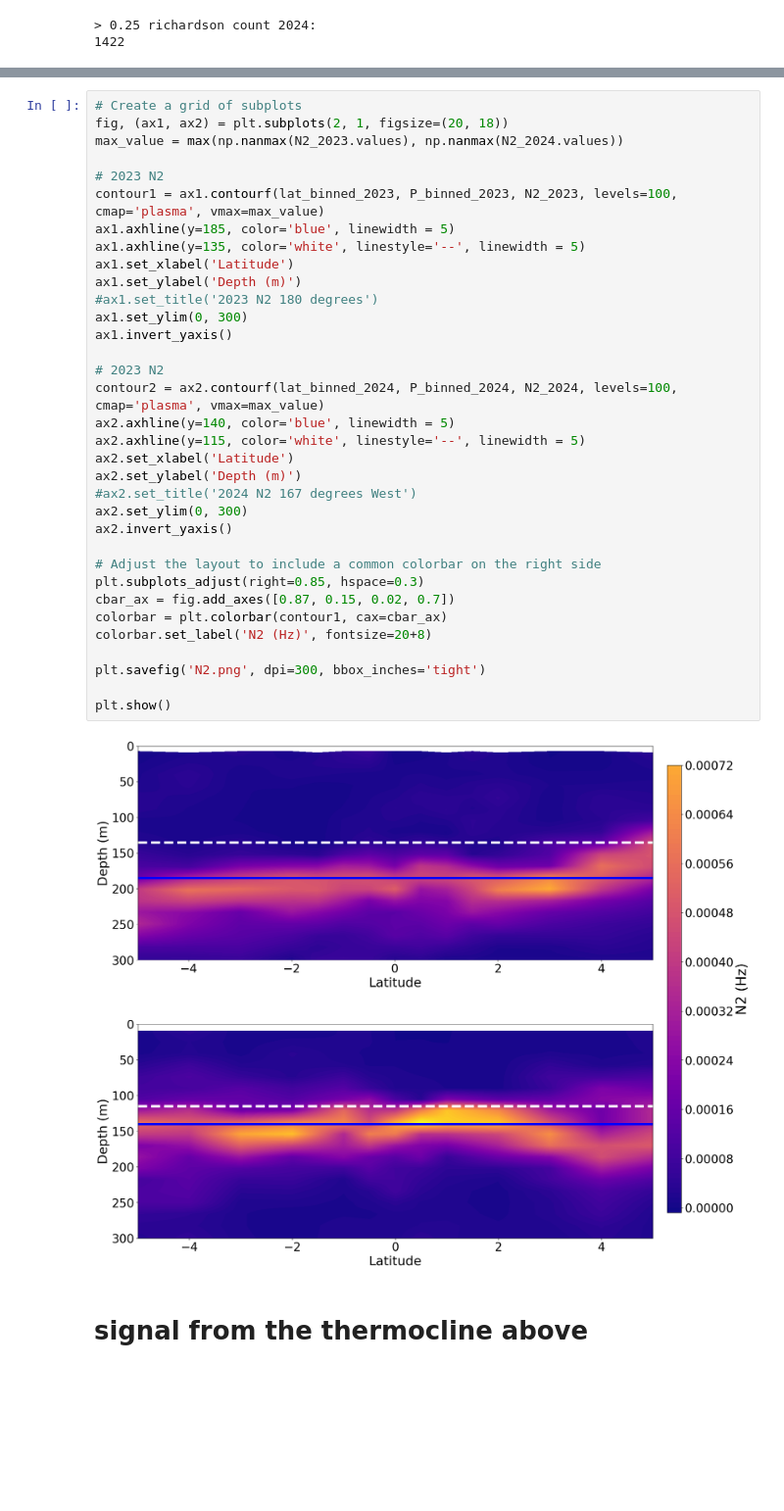
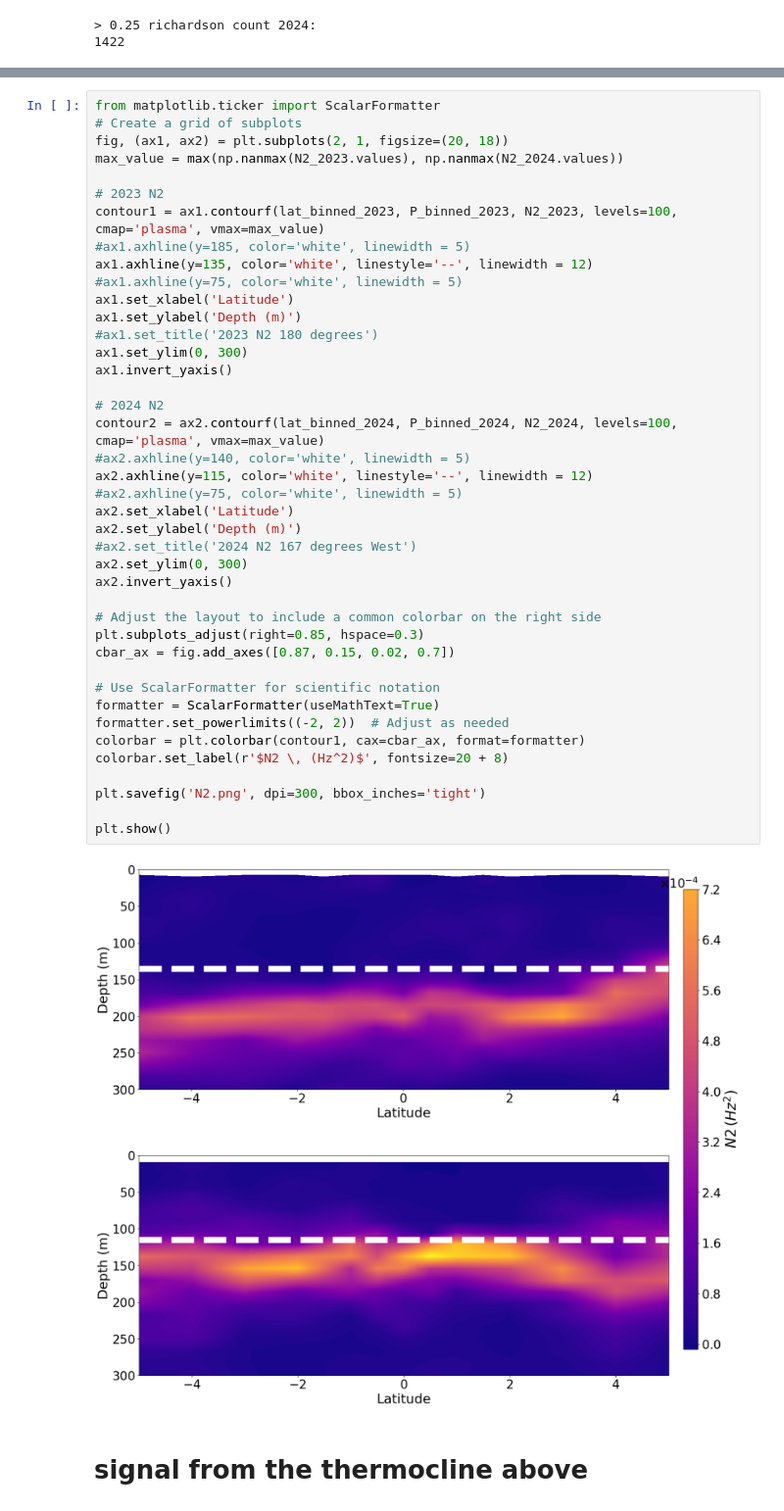
Before and after one commit to GHOpenonic/equatorial-pacific-turbulent-mixing, a Jupyter notebook: analysis_and_data/figures.ipynb, the cells around one changed output, grey strips where cells are left out. Shown at 98% size. Cells and saved outputs as stored; diff of their text form; blank space fills up the shorter version.

```diff
--- a/analysis_and_data/figures.ipynb
+++ b/analysis_and_data/figures.ipynb
@@ -308,39 +332,46 @@ plt.show()
 # %%
+from matplotlib.ticker import ScalarFormatter
 # Create a grid of subplots
 fig, (ax1, ax2) = plt.subplots(2, 1, figsize=(20, 18))
 max_value = max(np.nanmax(N2_2023.values), np.nanmax(N2_2024.values))
 
 # 2023 N2
 contour1 = ax1.contourf(lat_binned_2023, P_binned_2023, N2_2023, levels=100, cmap='plasma', vmax=max_value)
-ax1.axhline(y=185, color='blue', linewidth = 5)
-ax1.axhline(y=135, color='white', linestyle='--', linewidth = 5)
+#ax1.axhline(y=185, color='white', linewidth = 5)
+ax1.axhline(y=135, color='white', linestyle='--', linewidth = 12)
+#ax1.axhline(y=75, color='white', linewidth = 5)
 ax1.set_xlabel('Latitude')
 ax1.set_ylabel('Depth (m)')
 #ax1.set_title('2023 N2 180 degrees')
 ax1.set_ylim(0, 300)
 ax1.invert_yaxis()
 
-# 2023 N2
+# 2024 N2
 contour2 = ax2.contourf(lat_binned_2024, P_binned_2024, N2_2024, levels=100, cmap='plasma', vmax=max_value)
-ax2.axhline(y=140, color='blue', linewidth = 5)
-ax2.axhline(y=115, color='white', linestyle='--', linewidth = 5)
+#ax2.axhline(y=140, color='white', linewidth = 5)
+ax2.axhline(y=115, color='white', linestyle='--', linewidth = 12)
+#ax2.axhline(y=75, color='white', linewidth = 5)
 ax2.set_xlabel('Latitude')
 ax2.set_ylabel('Depth (m)')
 #ax2.set_title('2024 N2 167 degrees West')
 ax2.set_ylim(0, 300)
 ax2.invert_yaxis()
 
 # Adjust the layout to include a common colorbar on the right side
 plt.subplots_adjust(right=0.85, hspace=0.3)
 cbar_ax = fig.add_axes([0.87, 0.15, 0.02, 0.7])
-colorbar = plt.colorbar(contour1, cax=cbar_ax)
-colorbar.set_label('N2 (Hz)', fontsize=20+8)
+
+# Use ScalarFormatter for scientific notation
+formatter = ScalarFormatter(useMathText=True)
+formatter.set_powerlimits((-2, 2))  # Adjust as needed
+colorbar = plt.colorbar(contour1, cax=cbar_ax, format=formatter)
+colorbar.set_label(r'$N2 \, (Hz^2)$', fontsize=20 + 8)
 
 plt.savefig('N2.png', dpi=300, bbox_inches='tight')
 
 plt.show()
 # %% [output]
-[figure, old version]
+[figure, new version]
 # %% [markdown]
 # signal from the thermocline above
 # %%
```
Also changed, not shown: parts of 18 cells of this notebook, 4 other files.
